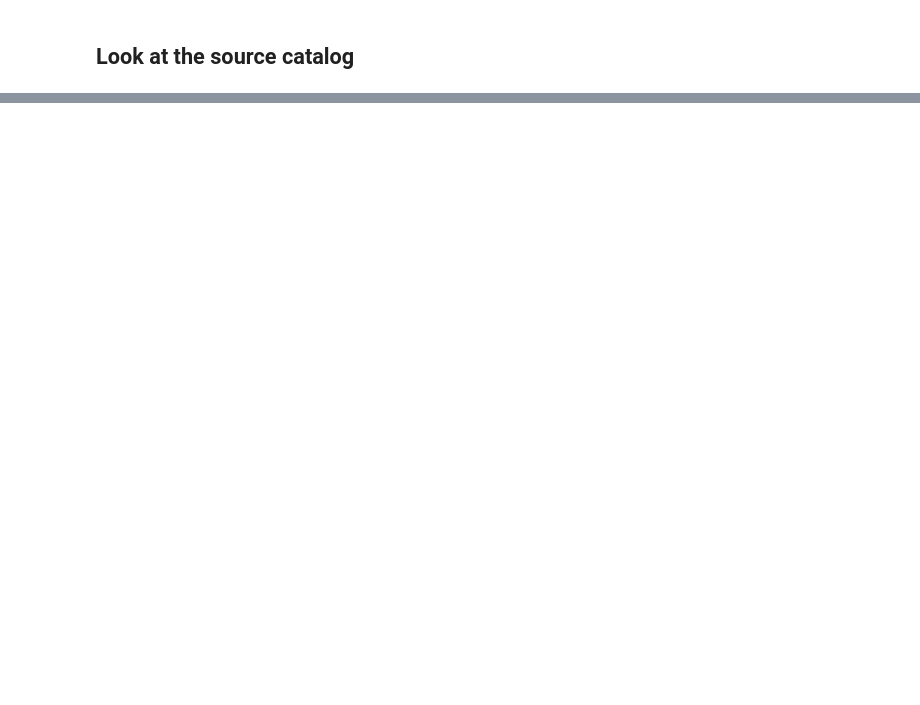
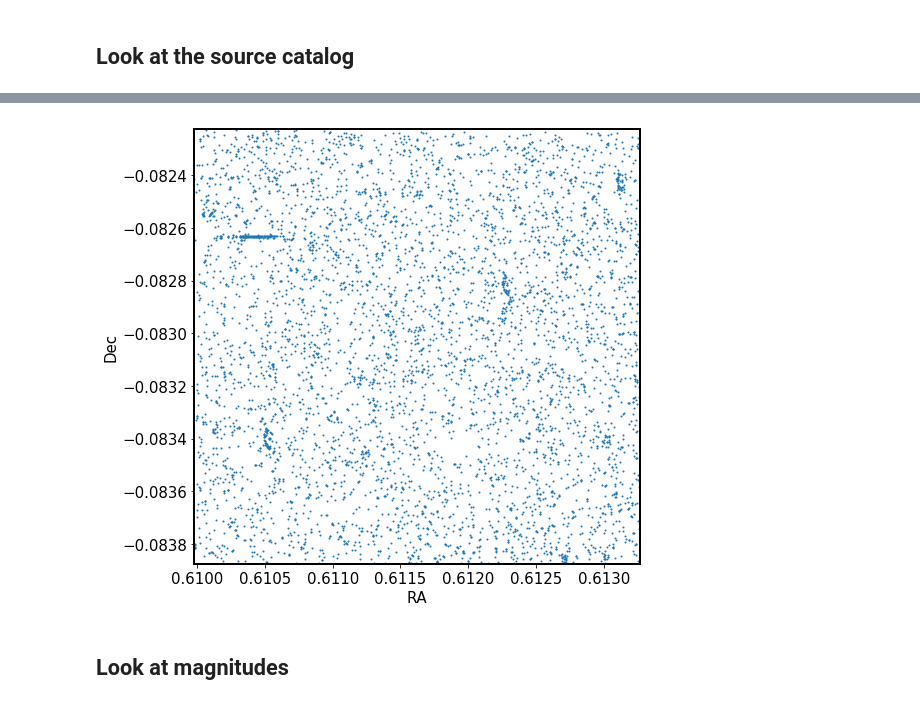
Before and after one commit to nicolaschotard/lsst_drp_analysis, a Jupyter notebook: First_look_at_processCcd_output.ipynb, the cells around one changed output, grey strips where cells are left out. Saved outputs shown, nothing was run; the diff lists cells and outputs as text; code cells hidden in the pictures; blank space fills up the shorter version.

```diff
--- a/First_look_at_processCcd_output.ipynb
+++ b/First_look_at_processCcd_output.ipynb
@@ -65,0 +148,21 @@ display.zoom(3, 800, 800)
+# %%
+font = {'family' : 'serif',
+        'color'  : 'darkred',
+        'weight' : 'bold',
+        'size'   : 25,
+        }
+
+plt.rcParams['axes.linewidth'] = 2
+plt.rcParams['mathtext.default'] = 'regular'
+
+fig, (ax) = plt.subplots(ncols=1, figsize=(8,8))
+ax.scatter(ra, dec, s=1)
+ax.set_xlim([float(min(ra)), float(max(ra))])
+ax.set_ylim([float(min(dec)), float(max(dec))])
+ax.set_xlabel("RA", fontsize=15)
+ax.set_ylabel("Dec", fontsize=15)
+ax.tick_params(labelsize=15)
+# %% [output]
+[figure, added]
+# %% [markdown]
+## Look at magnitudes
```
Also changed, not shown: parts of 13 cells of this notebook.
